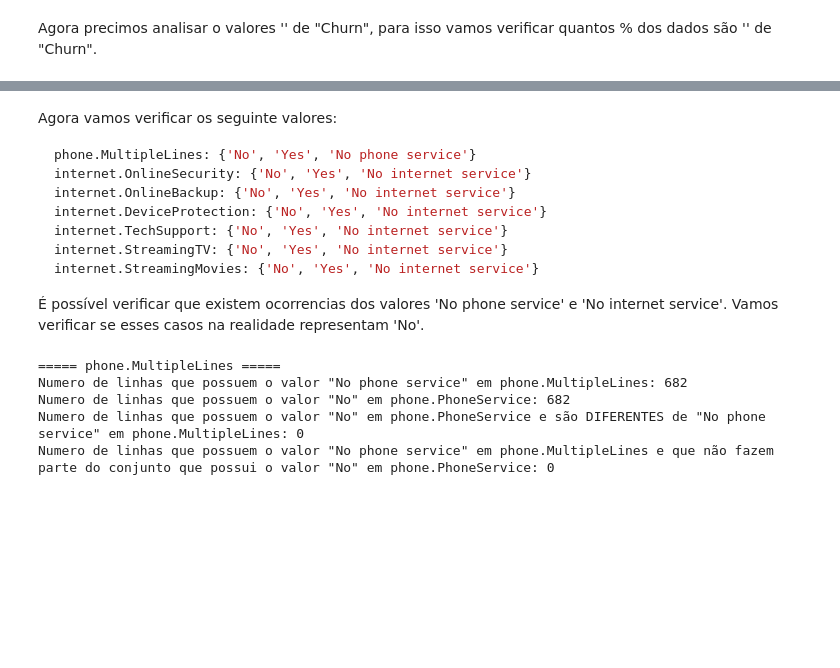
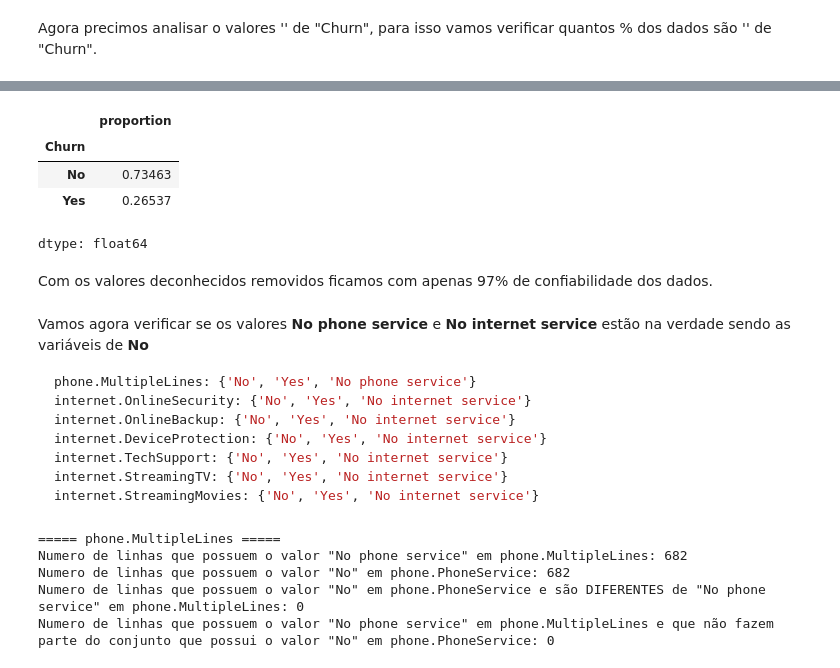
Before and after one commit to inaianebarros/telecom-x, a Jupyter notebook: telecom_x.ipynb, the cells around one changed output, grey strips where cells are left out. Drawn from its saved outputs; the diff is of its cells as text; code cells hidden in the pictures; blank space fills up the shorter version.

````diff
--- a/telecom_x.ipynb
+++ b/telecom_x.ipynb
@@ -206,8 +420,20 @@ Como podemos observar os dados que possuem valor '' em "Churn" representam apena
 dados, por isso, vamos remove-los do nosso dataset.
 # %%
 df_normalized = df_normalized[df_normalized['Churn'] != '']
+# %%
+df_normalized['Churn'].value_counts(normalize=True)
+# %% [output]
+|  | proportion |
+| Churn |  |
+| No | 0.73463 |
+| Yes | 0.26537 |
+dtype: float64
+# %% [markdown]
+Com os valores deconhecidos removidos ficamos com apenas 97% de confiabilidade dos dados.
 # %% [markdown]
-Agora vamos verificar os seguinte valores:
+Vamos agora verificar se os valores **No phone service** e **No internet service** estão na verdade sendo as variáveis de **No**
+
+
 ```js
 phone.MultipleLines: {'No', 'Yes', 'No phone service'}
 internet.OnlineSecurity: {'No', 'Yes', 'No internet service'}
@@ -217,8 +443,6 @@ internet.TechSupport: {'No', 'Yes', 'No internet service'}
 internet.StreamingTV: {'No', 'Yes', 'No internet service'}
 internet.StreamingMovies: {'No', 'Yes', 'No internet service'}
 ```
-É possível verificar que existem ocorrencias dos valores 'No phone service' e 'No internet service'.
-Vamos verificar se esses casos na realidade representam 'No'.
 # %%
 def print_service_info(
     base_service: str,
````
Also changed, not shown: parts of 53 cells of this notebook.
